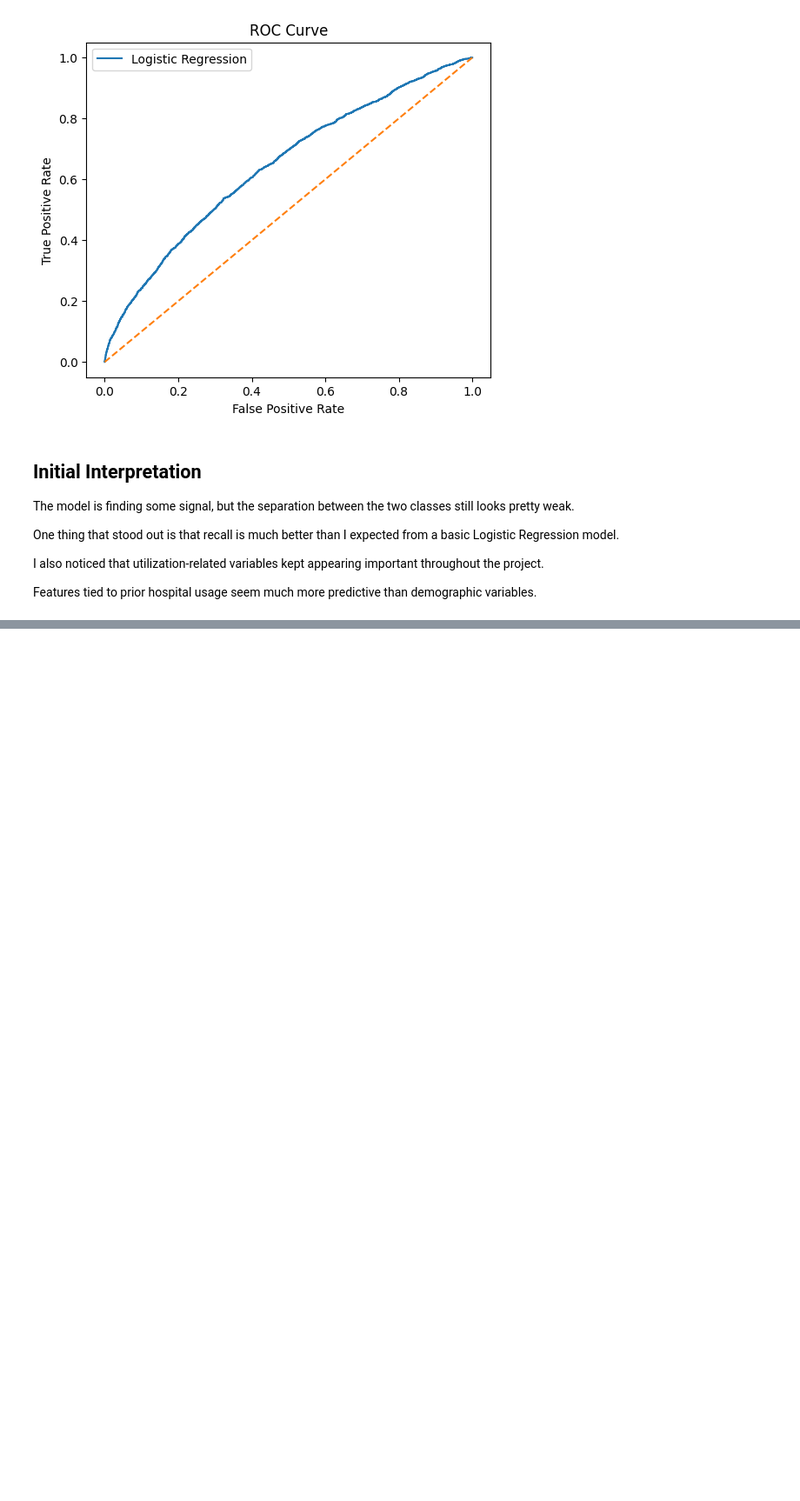
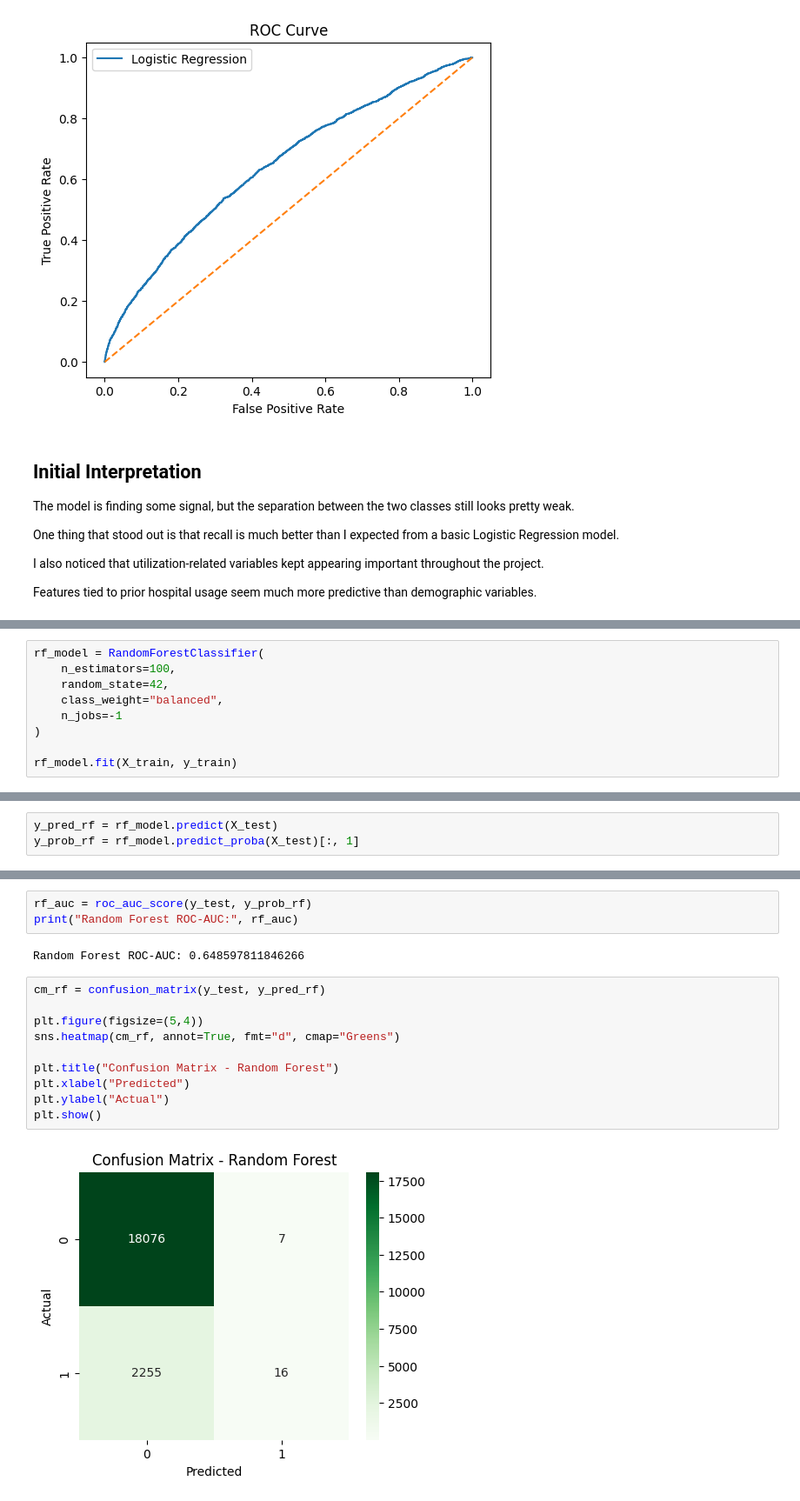
Before and after one commit to Ari-healthcare-data/Diabetes-Readmission-Risk, a Jupyter notebook: notebooks/04_modeling.ipynb, the cells around one changed output, grey strips where cells are left out. Shown at 87% size. Cells and saved outputs as stored; diff of their text form; blank space fills up the shorter version.

Commit message:
Add Random Forest modeling and update project findings

```diff
--- a/notebooks/04_modeling.ipynb
+++ b/notebooks/04_modeling.ipynb
@@ -206,0 +213,9 @@ Features tied to prior hospital usage seem much more predictive than demographic
+# %%
+rf_model = RandomForestClassifier(
+    n_estimators=100,
+    random_state=42,
+    class_weight="balanced",
+    n_jobs=-1
+)
+
+rf_model.fit(X_train, y_train)
@@ -206,0 +224,3 @@ Features tied to prior hospital usage seem much more predictive than demographic
+# %%
+y_pred_rf = rf_model.predict(X_test)
+y_prob_rf = rf_model.predict_proba(X_test)[:, 1]
@@ -206,0 +240,17 @@ Features tied to prior hospital usage seem much more predictive than demographic
+# %%
+rf_auc = roc_auc_score(y_test, y_prob_rf)
+print("Random Forest ROC-AUC:", rf_auc)
+# %% [output]
+Random Forest ROC-AUC: 0.648597811846266
+# %%
+cm_rf = confusion_matrix(y_test, y_pred_rf)
+
+plt.figure(figsize=(5,4))
+sns.heatmap(cm_rf, annot=True, fmt="d", cmap="Greens")
+
+plt.title("Confusion Matrix - Random Forest")
+plt.xlabel("Predicted")
+plt.ylabel("Actual")
+plt.show()
+# %% [output]
+[figure, added]
```
Also changed, not shown: parts of 9 cells of this notebook, 3 other files.
